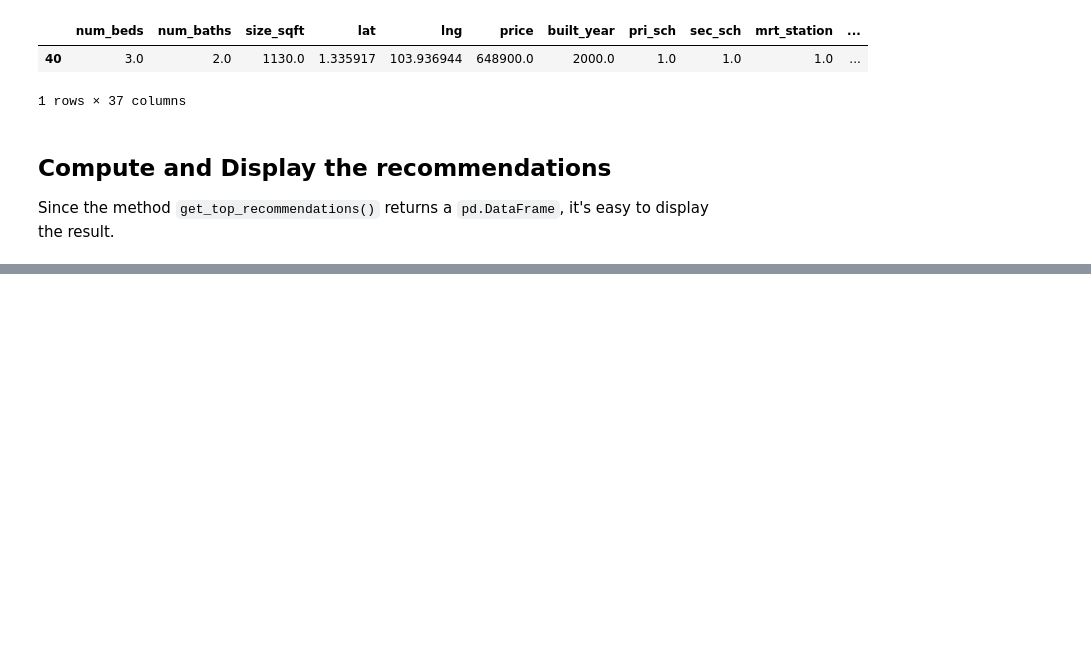
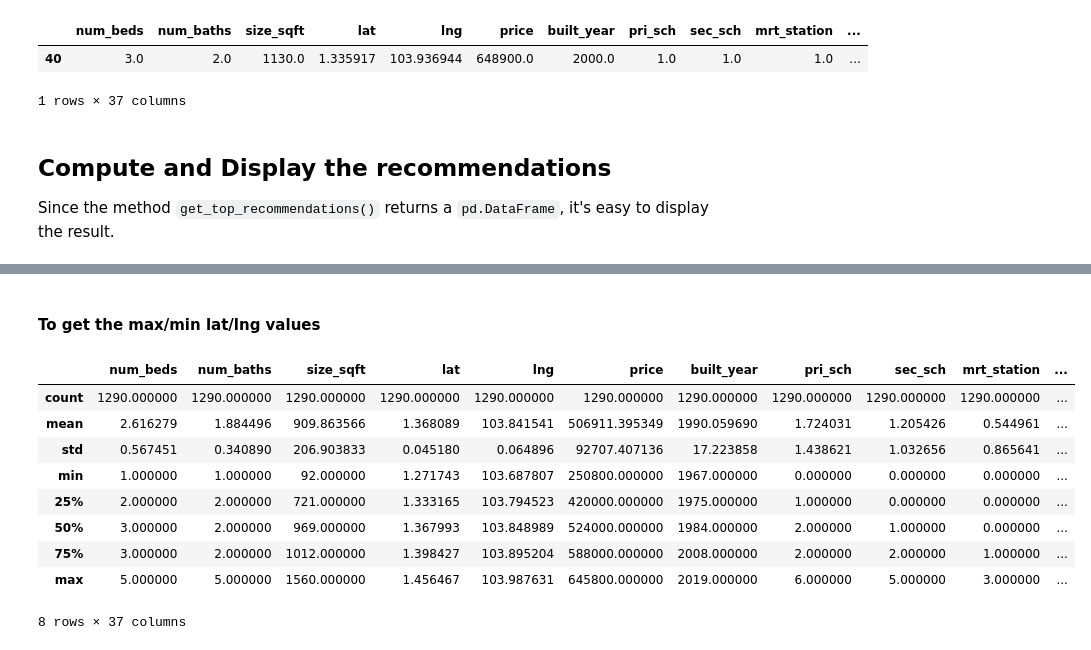
Before and after one commit to nish-d/ParanormalDistribution, a Jupyter notebook: notebooks/task2_Recommendation.ipynb, the cells around one changed output, grey strips where cells are left out. Cells and saved outputs as stored; diff of their text form; code cells hidden in the pictures; blank space fills up the shorter version.

```diff
--- a/notebooks/task2_Recommendation.ipynb
+++ b/notebooks/task2_Recommendation.ipynb
@@ -207,0 +219,15 @@ df_recommendations.head(k)
+# %% [markdown]
+#### To get the max/min lat/lng values
+# %%
+df_recommendations.describe()
+# %% [output]
+|  | num_beds | num_baths | size_sqft | lat | lng | price | built_year | pri_sch | sec_sch | mrt_station | ... |
+| count | 1290.000000 | 1290.000000 | 1290.000000 | 1290.000000 | 1290.000000 | 1290.000000 | 1290.000000 | 1290.000000 | 1290.000000 | 1290.000000 | ... |
+| mean | 2.616279 | 1.884496 | 909.863566 | 1.368089 | 103.841541 | 506911.395349 | 1990.059690 | 1.724031 | 1.205426 | 0.544961 | ... |
+| std | 0.567451 | 0.340890 | 206.903833 | 0.045180 | 0.064896 | 92707.407136 | 17.223858 | 1.438621 | 1.032656 | 0.865641 | ... |
+| min | 1.000000 | 1.000000 | 92.000000 | 1.271743 | 103.687807 | 250800.000000 | 1967.000000 | 0.000000 | 0.000000 | 0.000000 | ... |
+| 25% | 2.000000 | 2.000000 | 721.000000 | 1.333165 | 103.794523 | 420000.000000 | 1975.000000 | 1.000000 | 0.000000 | 0.000000 | ... |
+| 50% | 3.000000 | 2.000000 | 969.000000 | 1.367993 | 103.848989 | 524000.000000 | 1984.000000 | 2.000000 | 1.000000 | 0.000000 | ... |
+| 75% | 3.000000 | 2.000000 | 1012.000000 | 1.398427 | 103.895204 | 588000.000000 | 2008.000000 | 2.000000 | 2.000000 | 1.000000 | ... |
+| max | 5.000000 | 5.000000 | 1560.000000 | 1.456467 | 103.987631 | 645800.000000 | 2019.000000 | 6.000000 | 5.000000 | 3.000000 | ... |
+8 rows × 37 columns
```
Also changed, not shown: parts of 11 cells of this notebook, 1 other file.
